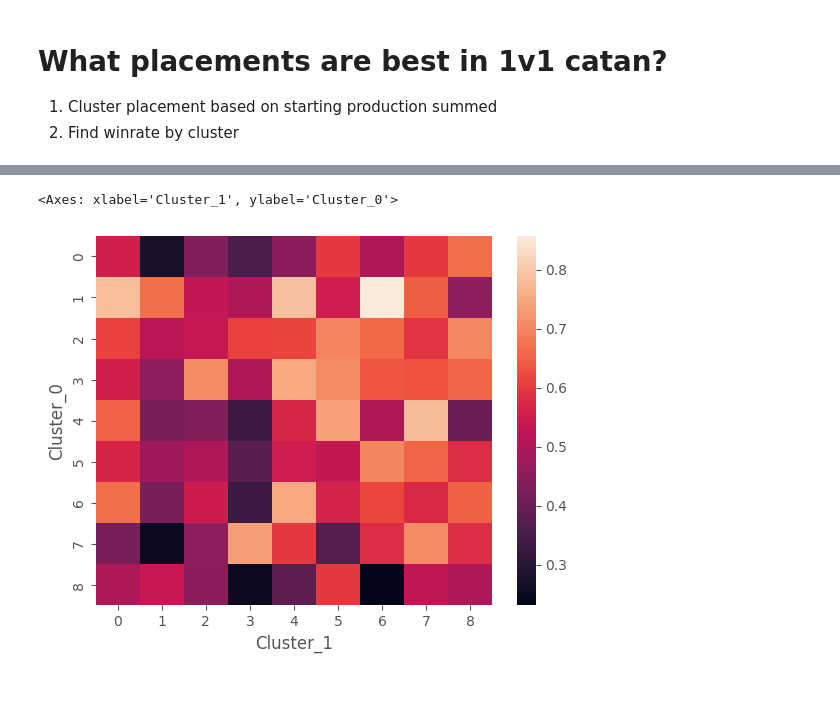
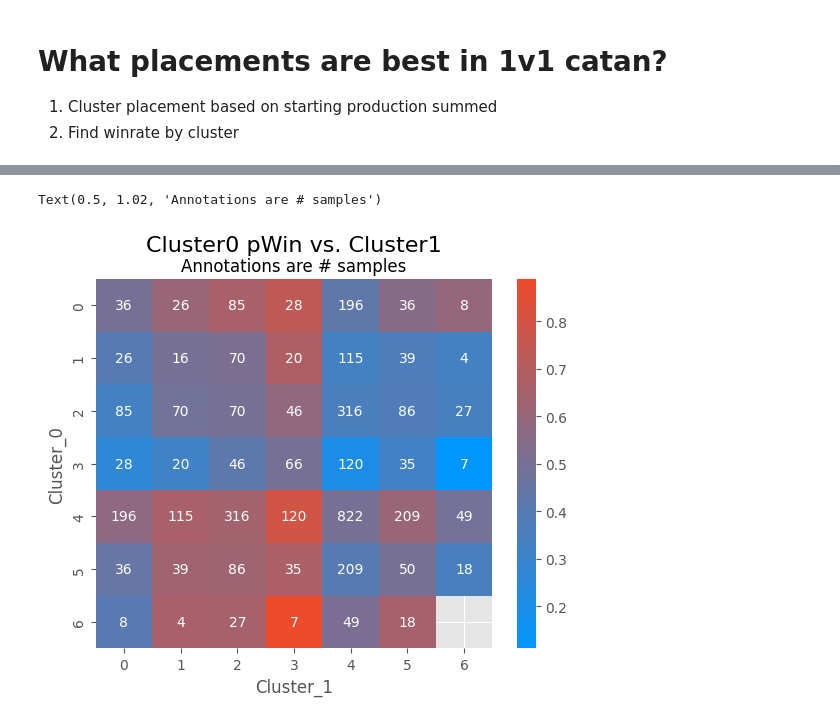
Before and after one commit to akhilkammila/catan-data-analysis, a Jupyter notebook: placements.ipynb, the cells around one changed output, grey strips where cells are left out. Saved outputs shown, nothing was run; the diff lists cells and outputs as text; code cells hidden in the pictures; blank space fills up the shorter version.

Commit message:
fixed placement cluster heatmap

```diff
--- a/placements.ipynb
+++ b/placements.ipynb
@@ -26,0 +19,23 @@ for r in resources:
+# %%
+# Use per player production data
+productionData = pd.DataFrame()
+
+resources = ['Wood', 'Brick', 'Sheep', 'Wheat', 'Ore']
+prefixes = ['FirstPlacementProd_', 'SecondPlacementProd_']
+boardPrefix = "BoardProduction_"
+
+for r in resources:
+    # production summed (pips)
+    # productionData[r] = games[prefixes[0] + r] + games[prefixes[1] + r]
+
+    # log base 1.1 (1 + pips): distinguishes 0 and low production more
+    productionData[r] = np.log(1 + games[prefixes[0] + r] + games[prefixes[1] + r]) / np.log(1.1)
+
+    # ratio to the board
+    # productionData[r] = (games[prefixes[0] + r] + games[prefixes[1] + r]) / games[boardPrefix + r]
+
+    # log of ratio to the board
+    # p = (games[prefixes[0] + r] + games[prefixes[1] + r]) / games[boardPrefix + r]
+    # productionData[r] = np.log(0.1+p)/np.log(0.1)
+
+productionData.head()
@@ -39,6 +61,6 @@ plt.plot(variations)
 # %%
 # Finding winrate of each cluster
-kmeans = KMeans(n_clusters=9, random_state=7)
+kmeans = KMeans(n_clusters=7, random_state=7)
 kmeans.fit(productionData)
 
 clusters = pd.DataFrame(kmeans.cluster_centers_).round(1)
@@ -108,16 +129,25 @@ Name: GameId, Length: 285, dtype: object
 # %%
 # Now, create the combined df to see how matchups are
 combinedGames = games
 combinedGames = combinedGames.pivot(index='GameId', columns='PlacementOrder')
 combinedGames.columns = [f'{col[0]}_{col[1]}' for col in combinedGames.columns]
 
 clusterPairs0 = combinedGames.groupby(by=['Cluster_0', 'Cluster_1'])
-clusterPairs0 = clusterPairs0['Winner_0'].mean().unstack()
+totalPairs0 = clusterPairs0.size().unstack()
+clusterPairs0 = clusterPairs0['Winner_0'].sum().unstack()
 
 clusterPairs1 = combinedGames.groupby(by=['Cluster_1', 'Cluster_0'])
-clusterPairs1 = clusterPairs1['Winner_0'].mean().unstack()
+totalPairs1 = clusterPairs1.size().unstack()
+clusterPairs1 = clusterPairs1['Winner_1'].sum().unstack()
 
-sns.heatmap(clusterPairs0)
+clusterCombined = clusterPairs0 + clusterPairs1
+totalCombined = totalPairs0 + totalPairs1
+modifiedPercentages = (clusterCombined+1) / (totalCombined+2)
+
+color = sns.color_palette("blend:#0096FF,#EE4B2B", as_cmap=True)
+sns.heatmap(modifiedPercentages, annot=totalCombined.fillna(0).astype(int), fmt='d', cmap=color)
+plt.title('Cluster0 pWin vs. Cluster1', fontsize=16, pad=20)
+plt.text(0.5, 1.02, "Annotations are # samples", fontsize=12, ha='center', transform=plt.gca().transAxes)
 # %% [output]
-<Axes: xlabel='Cluster_1', ylabel='Cluster_0'>
+Text(0.5, 1.02, 'Annotations are # samples')
-[figure, old version]
+[figure, new version]
```
Also changed, not shown: parts of 7 cells of this notebook, 1 other file.
